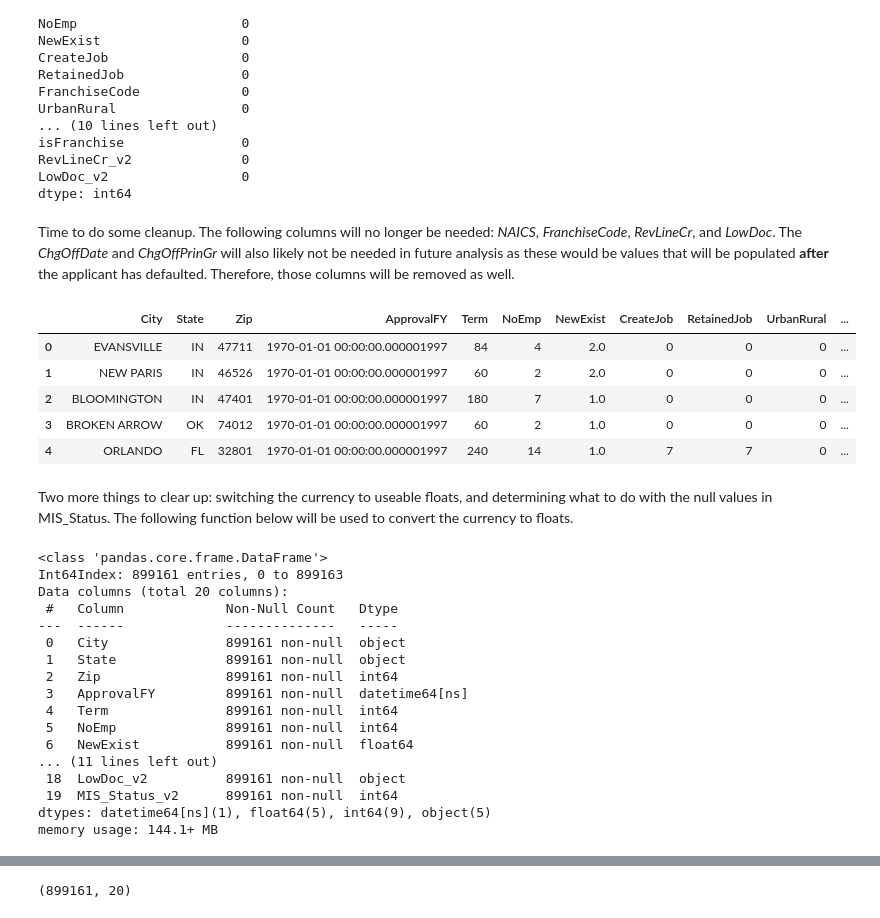
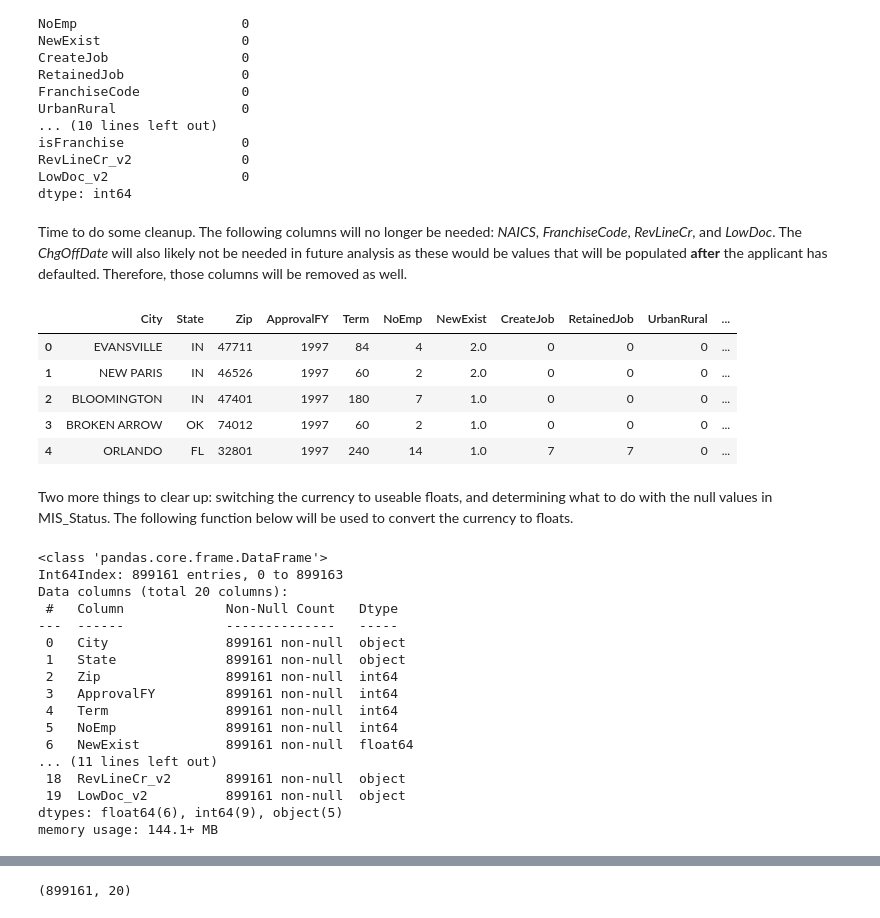
Before and after one commit to mitchellramsey/sba-hra-analysis, a Jupyter notebook: notebooks/1.0_data_wrangling_mr_2022-0225.ipynb, the cells around one changed output, grey strips where cells are left out. Drawn from its saved outputs; the diff is of its cells as text; code cells hidden in the pictures.

Commit message:
updates to 1.0; need to clean up and add notes

```diff
--- a/notebooks/1.0_data_wrangling_mr_2022-0225.ipynb
+++ b/notebooks/1.0_data_wrangling_mr_2022-0225.ipynb
@@ -195,6 +204,6 @@ array([1997, 1980, 2006, 1998, 1999, 2000, 2001, 1972, 2003, 2004, 1978,
 The *ApprovalFY* feature has an entry that won't convert to datetime: 1976A. This is likely a key entry error, and in this situation, '1976A' will be imputed to '1976'.
 # %%
 apps_ver5['ApprovalFY'] = apps_ver5['ApprovalFY'].replace(['1976A'], '1976')
-apps_ver5['ApprovalFY'] = pd.to_datetime(apps_ver5['ApprovalFY'])
+apps_ver5['ApprovalFY'] = pd.to_datetime(apps_ver5['ApprovalFY']).dt.year
 # %%
 # Verifying changes
@@ -367,17 +396,17 @@ RevLineCr_v2              0
 LowDoc_v2                 0
 dtype: int64
 # %% [markdown]
-Time to do some cleanup. The following columns will no longer be needed: *NAICS*, *FranchiseCode*, *RevLineCr*, and *LowDoc*. The *ChgOffDate* and *ChgOffPrinGr* will also likely not be needed in future analysis as these would be values that will be populated **after** the applicant has defaulted. Therefore, those columns will be removed as well.
+Time to do some cleanup. The following columns will no longer be needed: *NAICS*, *FranchiseCode*, *RevLineCr*, and *LowDoc*. The *ChgOffDate* will also likely not be needed in future analysis as these would be values that will be populated **after** the applicant has defaulted. Therefore, those columns will be removed as well.
 # %%
-apps_ver6 = apps_ver5.drop(axis=1, columns=['NAICS', 'FranchiseCode', 'RevLineCr', 'LowDoc', 'ChgOffDate', 'ChgOffPrinGr'])
+apps_ver6 = apps_ver5.drop(axis=1, columns=['NAICS', 'FranchiseCode', 'RevLineCr', 'LowDoc', 'ChgOffDate'])
 apps_ver6.head()
 # %% [output]
 |  | City | State | Zip | ApprovalFY | Term | NoEmp | NewExist | CreateJob | RetainedJob | UrbanRural | ... |
-| 0 | EVANSVILLE | IN | 47711 | 1970-01-01 00:00:00.000001997 | 84 | 4 | 2.0 | 0 | 0 | 0 | ... |
-| 1 | NEW PARIS | IN | 46526 | 1970-01-01 00:00:00.000001997 | 60 | 2 | 2.0 | 0 | 0 | 0 | ... |
-| 2 | BLOOMINGTON | IN | 47401 | 1970-01-01 00:00:00.000001997 | 180 | 7 | 1.0 | 0 | 0 | 0 | ... |
-| 3 | BROKEN ARROW | OK | 74012 | 1970-01-01 00:00:00.000001997 | 60 | 2 | 1.0 | 0 | 0 | 0 | ... |
-| 4 | ORLANDO | FL | 32801 | 1970-01-01 00:00:00.000001997 | 240 | 14 | 1.0 | 7 | 7 | 0 | ... |
+| 0 | EVANSVILLE | IN | 47711 | 1997 | 84 | 4 | 2.0 | 0 | 0 | 0 | ... |
+| 1 | NEW PARIS | IN | 46526 | 1997 | 60 | 2 | 2.0 | 0 | 0 | 0 | ... |
+| 2 | BLOOMINGTON | IN | 47401 | 1997 | 180 | 7 | 1.0 | 0 | 0 | 0 | ... |
+| 3 | BROKEN ARROW | OK | 74012 | 1997 | 60 | 2 | 1.0 | 0 | 0 | 0 | ... |
+| 4 | ORLANDO | FL | 32801 | 1997 | 240 | 14 | 1.0 | 7 | 7 | 0 | ... |
 # %% [markdown]
 Two more things to clear up: switching the currency to useable floats, and determining what to do with the null values in MIS_Status. The following function below will be used to convert the currency to floats.
 # %%
@@ -389,7 +418,7 @@ def convertCurrencyToFloat(df, columns):
         temp_df[column] = temp_df[column].replace('[\$,]', '', regex=True).astype(float)
     return temp_df
 # %%
-currencyColumns = ['DisbursementGross', 'BalanceGross', 'GrAppv', 'SBA_Appv']
+currencyColumns = ['DisbursementGross', 'BalanceGross', 'GrAppv', 'SBA_Appv', 'ChgOffPrinGr']
 apps_ver7 = convertCurrencyToFloat(apps_ver6, currencyColumns)
 apps_ver7.info()
 # %% [output]
@@ -401,14 +430,14 @@ Data columns (total 20 columns):
  0   City               899161 non-null  object
  1   State              899161 non-null  object
  2   Zip                899161 non-null  int64
- 3   ApprovalFY         899161 non-null  datetime64[ns]
+ 3   ApprovalFY         899161 non-null  int64
  4   Term               899161 non-null  int64
  5   NoEmp              899161 non-null  int64
  6   NewExist           899161 non-null  float64
 ... (11 lines left out)
- 18  LowDoc_v2          899161 non-null  object
- 19  MIS_Status_v2      899161 non-null  int64
-dtypes: datetime64[ns](1), float64(5), int64(9), object(5)
+ 18  RevLineCr_v2       899161 non-null  object
+ 19  LowDoc_v2          899161 non-null  object
+dtypes: float64(6), int64(9), object(5)
 memory usage: 144.1+ MB
 # %%
 apps_ver7[apps_ver7['MIS_Status'].isnull()]
```
Also changed, not shown: parts of 13 cells of this notebook.
